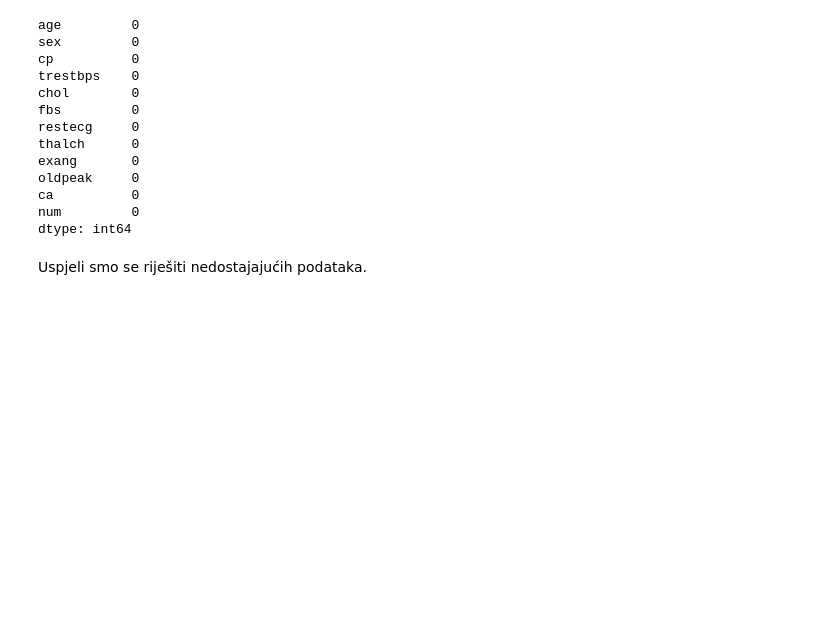
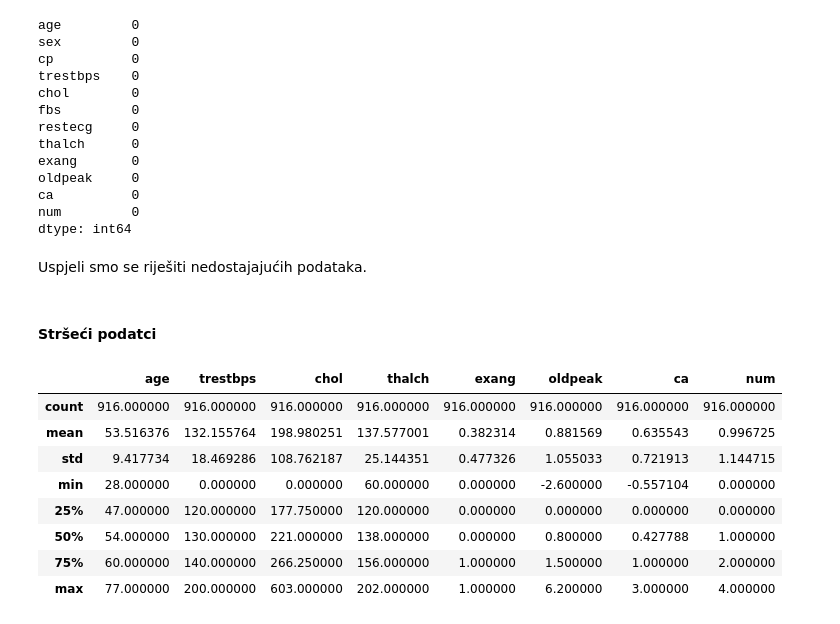
Before and after one commit to lucijaprodan/UZOP-project, a Jupyter notebook: ML_hf_analysis.ipynb, the cells around one changed output. Saved outputs shown, nothing was run; the diff lists cells and outputs as text; code cells hidden in the pictures; blank space fills up the shorter version.

```diff
--- a/ML_hf_analysis.ipynb
+++ b/ML_hf_analysis.ipynb
@@ -478,3 +478,17 @@ num         0
 dtype: int64
 # %% [markdown]
 Uspjeli smo se riješiti nedostajajućih podataka.
+# %% [markdown]
+#### Stršeći podatci
+# %%
+df2.describe()
+# %% [output]
+|  | age | trestbps | chol | thalch | exang | oldpeak | ca | num |
+| count | 916.000000 | 916.000000 | 916.000000 | 916.000000 | 916.000000 | 916.000000 | 916.000000 | 916.000000 |
+| mean | 53.516376 | 132.155764 | 198.980251 | 137.577001 | 0.382314 | 0.881569 | 0.635543 | 0.996725 |
+| std | 9.417734 | 18.469286 | 108.762187 | 25.144351 | 0.477326 | 1.055033 | 0.721913 | 1.144715 |
+| min | 28.000000 | 0.000000 | 0.000000 | 60.000000 | 0.000000 | -2.600000 | -0.557104 | 0.000000 |
+| 25% | 47.000000 | 120.000000 | 177.750000 | 120.000000 | 0.000000 | 0.000000 | 0.000000 | 0.000000 |
+| 50% | 54.000000 | 130.000000 | 221.000000 | 138.000000 | 0.000000 | 0.800000 | 0.427788 | 1.000000 |
+| 75% | 60.000000 | 140.000000 | 266.250000 | 156.000000 | 1.000000 | 1.500000 | 1.000000 | 2.000000 |
+| max | 77.000000 | 200.000000 | 603.000000 | 202.000000 | 1.000000 | 6.200000 | 3.000000 | 4.000000 |
```
Also changed, not shown: parts of 3 cells of this notebook.
